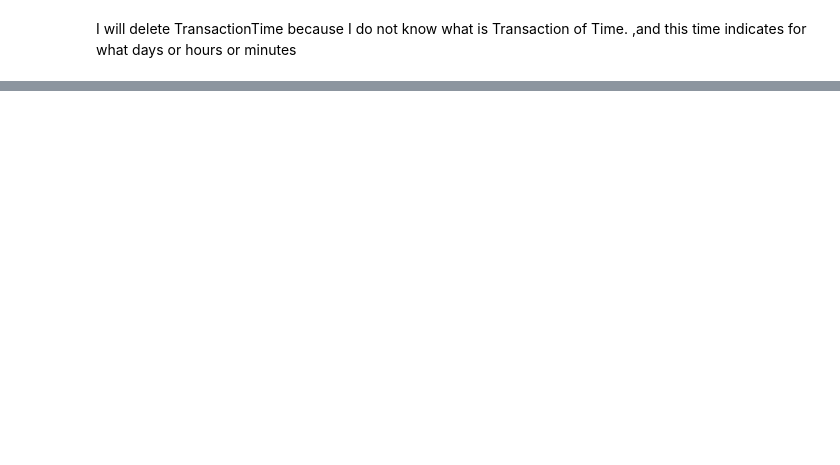
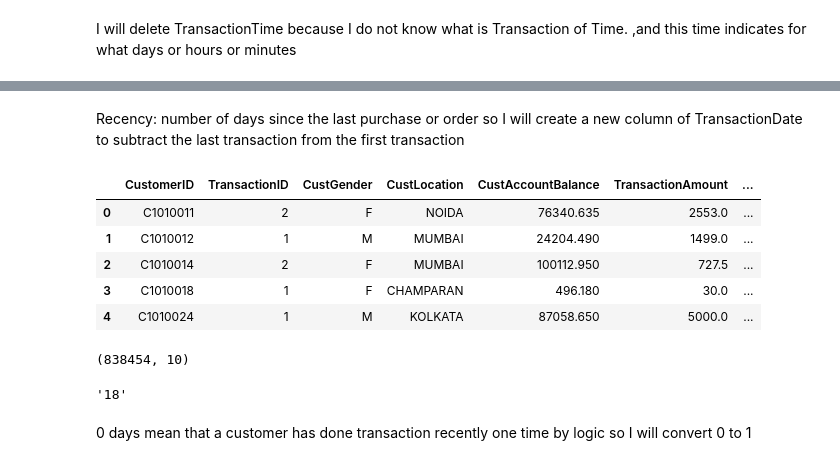
Before and after one commit to ArturoDiaz02/Bank-Customer-Segmentation, a Jupyter notebook: src/notebook/Customer_Segmentation.ipynb, the cells around one changed output, grey strips where cells are left out. Drawn from its saved outputs; the diff is of its cells as text; code cells hidden in the pictures; blank space fills up the shorter version.

```diff
--- a/src/notebook/Customer_Segmentation.ipynb
+++ b/src/notebook/Customer_Segmentation.ipynb
@@ -161,2 +176,0 @@ plt.tight_layout(pad = 1.0)
-# %%
-df = df[(df['CustomerAge'] > 18) & (df['CustomerAge'] < 100)]
@@ -242,0 +187,34 @@ Text(0, 0.5, 'CustomerAge')
+# %% [markdown]
+<p>Recency: number of days since the last purchase or order so I will create a new column of TransactionDate to subtract the last transaction from the first transaction</p>
+# %%
+#df['TransactionDate1'] ==> I will keep it to do visaulization
+df['TransactionDate1']=df['TransactionDate'] # ==> to calculate the minimum (first transaction)
+df['TransactionDate2']=df['TransactionDate'] # ==> to calculate the maximum (last transaction)
+# %%
+#Creating MRF Table Strategy
+
+MRF_df = df.groupby("CustomerID").agg({
+                                        "TransactionID" : "count",
+                                        "CustGender" : "first",
+                                        "CustLocation":"first",
+                                        "CustAccountBalance"  : "mean",
+                                        "TransactionAmount" : "mean",
+                                        "CustomerAge" : "median",
+                                        "TransactionDate2":"max",
+                                        "TransactionDate1":"min",
+                                        "TransactionDate":"median"
+                        })
+
+MRF_df = MRF_df.reset_index()
+MRF_df.head()
+# %% [output]
+|  | CustomerID | TransactionID | CustGender | CustLocation | CustAccountBalance | TransactionAmount | ... |
+| 0 | C1010011 | 2 | F | NOIDA | 76340.635 | 2553.0 | ... |
+| 1 | C1010012 | 1 | M | MUMBAI | 24204.490 | 1499.0 | ... |
+| 2 | C1010014 | 2 | F | MUMBAI | 100112.950 | 727.5 | ... |
+| 3 | C1010018 | 1 | F | CHAMPARAN | 496.180 | 30.0 | ... |
+| 4 | C1010024 | 1 | M | KOLKATA | 87058.650 | 5000.0 | ... |
+# %%
+MRF_df.shape
+# %% [output]
+(838454, 10)
@@ -242,0 +228,6 @@ Text(0, 0.5, 'CustomerAge')
+# %%
+# extract the day
+x='18 day'
+re.search('\d+',x).group()
+# %% [output]
+'18'
@@ -242,0 +237,2 @@ Text(0, 0.5, 'CustomerAge')
+# %% [markdown]
+<p> 0 days mean that a customer has done transaction recently one time by logic so I will convert 0 to 1 </p>
```
Also changed, not shown: parts of 46 cells of this notebook.
